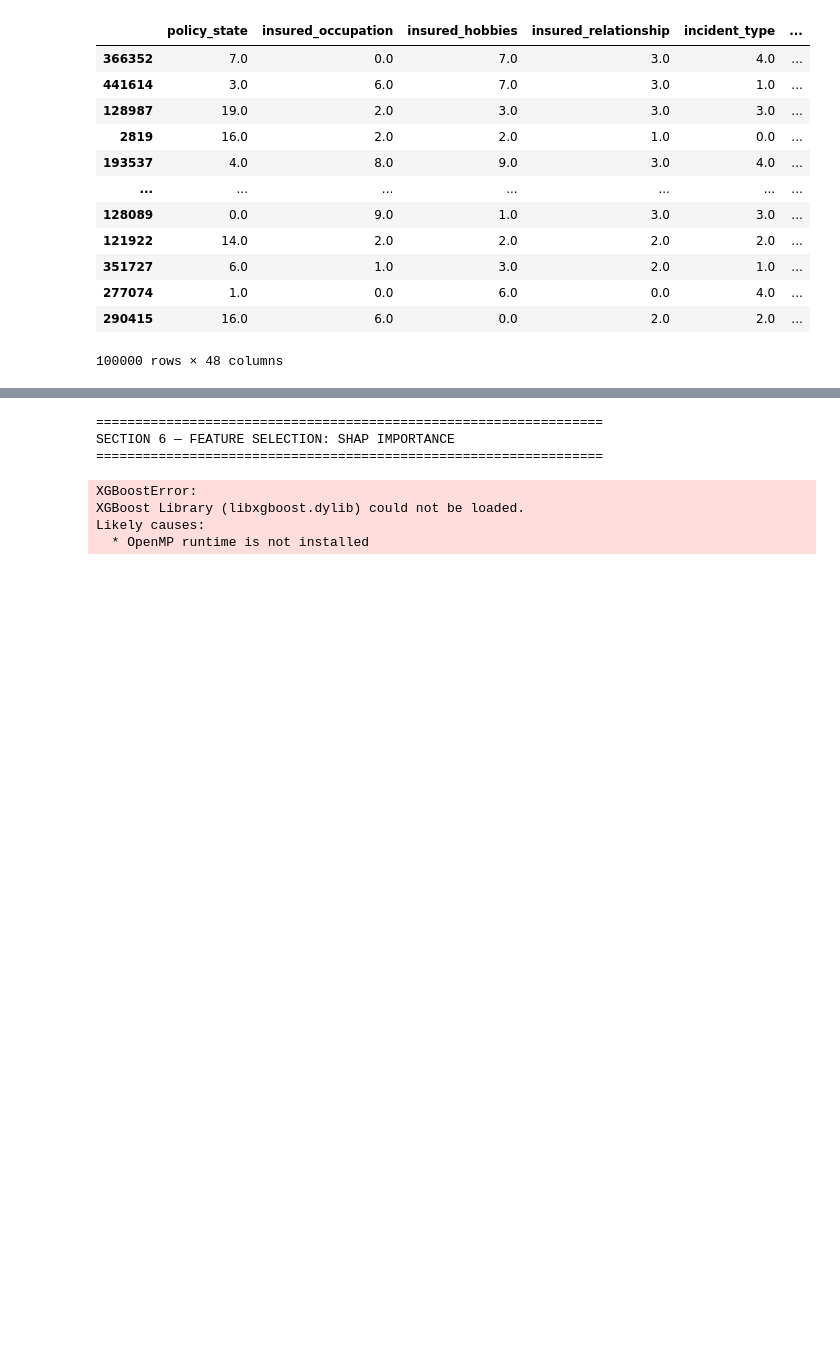
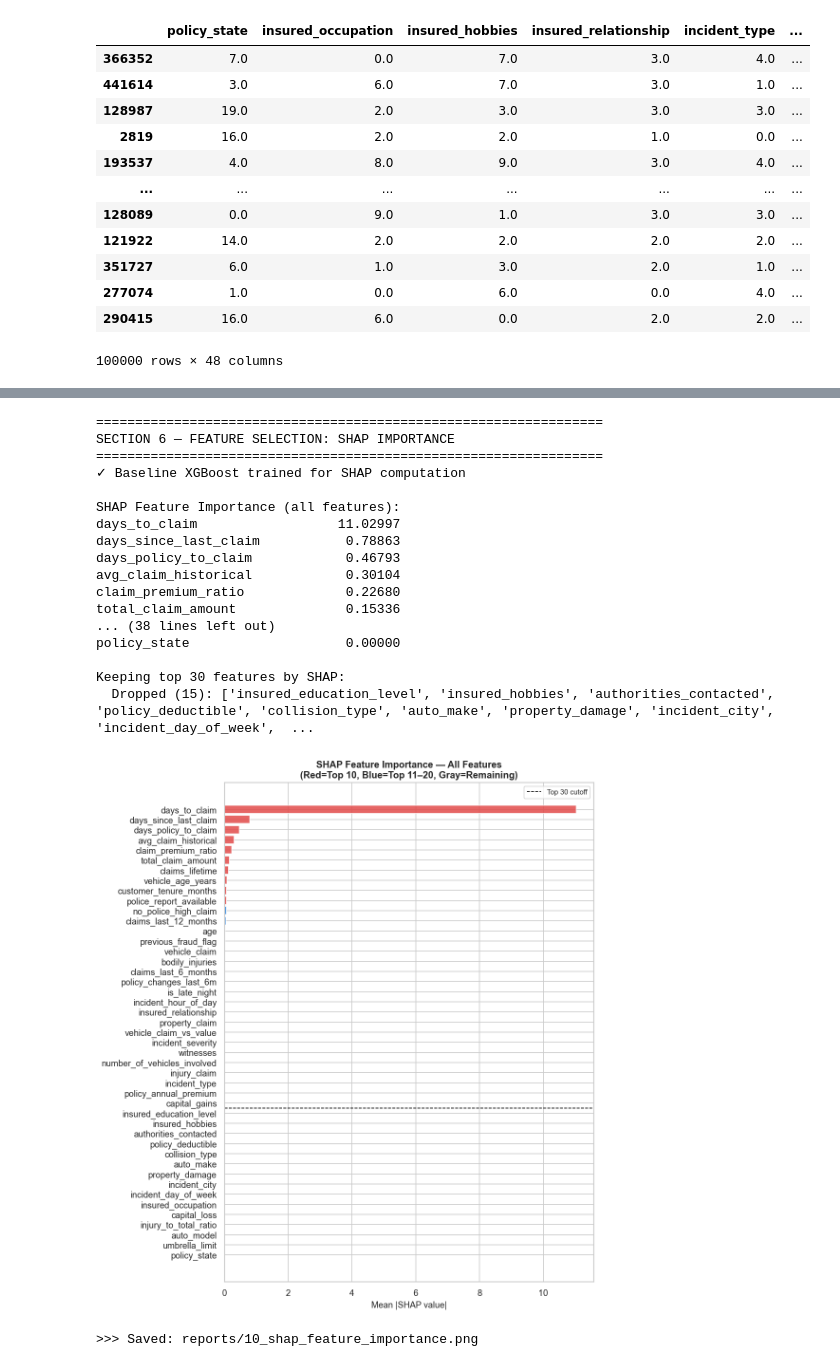
Before and after one commit to Aparna-Pawar/ML_Synthetic_Dataset_Project, a Jupyter notebook: Untitled.ipynb, the cells around one changed output, grey strips where cells are left out. Saved outputs shown, nothing was run; the diff lists cells and outputs as text; code cells hidden in the pictures; blank space fills up the shorter version.

```diff
--- a/Untitled.ipynb
+++ b/Untitled.ipynb
@@ -1499,7 +1501,7 @@ shap_values = explainer.shap_values(X_train_sample)
 # Rank by mean absolute SHAP
 mean_shap = pd.Series(
     np.abs(shap_values).mean(axis=0),
-    index=X_train.columns
+    index=X_train_enc.columns
 ).sort_values(ascending=False)
 
 print("\nSHAP Feature Importance (all features):")
@@ -1511,34 +1513,46 @@ top_features = mean_shap.head(TOP_N).index.tolist()
 dropped_shap = mean_shap.tail(len(mean_shap) - TOP_N).index.tolist()
 
 print(f"\nKeeping top {TOP_N} features by SHAP:")
 print(f"  Dropped ({len(dropped_shap)}): {dropped_shap}")
 
 X_train_enc = X_train_enc[top_features]
 X_test_enc  = X_test_enc[top_features]
 
 # Plot SHAP importance chart
 fig, ax = plt.subplots(figsize=(9, 10))
 colors  = ['#E24B4A' if i < 10 else '#378ADD' if i < 20 else '#888780'
            for i in range(len(mean_shap))]
 ax.barh(mean_shap.index[::-1], mean_shap.values[::-1],
         color=colors[::-1], alpha=0.85, edgecolor='white')
 ax.set_xlabel('Mean |SHAP value|', fontsize=11)
 ax.set_title('SHAP Feature Importance — All Features\n'
              '(Red=Top 10, Blue=Top 11–20, Gray=Remaining)',
              fontweight='bold', fontsize=12)
 ax.axhline(len(mean_shap) - TOP_N - 0.5,
            color='black', linestyle='--', linewidth=1,
            label=f'Top {TOP_N} cutoff')
 ax.legend(fontsize=9)
 plt.tight_layout()
 plt.savefig('reports/10_shap_feature_importance.png', bbox_inches='tight')
 plt.show()
 print(">>> Saved: reports/10_shap_feature_importance.png")
 # %% [output]
 =================================================================
 SECTION 6 — FEATURE SELECTION: SHAP IMPORTANCE
 =================================================================
+✓ Baseline XGBoost trained for SHAP computation
+
+SHAP Feature Importance (all features):
+days_to_claim                  11.02997
+days_since_last_claim           0.78863
+days_policy_to_claim            0.46793
+avg_claim_historical            0.30104
+claim_premium_ratio             0.22680
+total_claim_amount              0.15336
+... (38 lines left out)
+policy_state                    0.00000
+
+Keeping top 30 features by SHAP:
+  Dropped (15): ['insured_education_level', 'insured_hobbies', 'authorities_contacted', 'policy_deductible', 'collision_type', 'auto_make', 'property_damage', 'incident_city', 'incident_day_of_week',  ...
+[figure, added]
-XGBoostError:
-XGBoost Library (libxgboost.dylib) could not be loaded.
-Likely causes:
-  * OpenMP runtime is not installed
+>>> Saved: reports/10_shap_feature_importance.png
```
Also changed, not shown: parts of 2 cells of this notebook.
